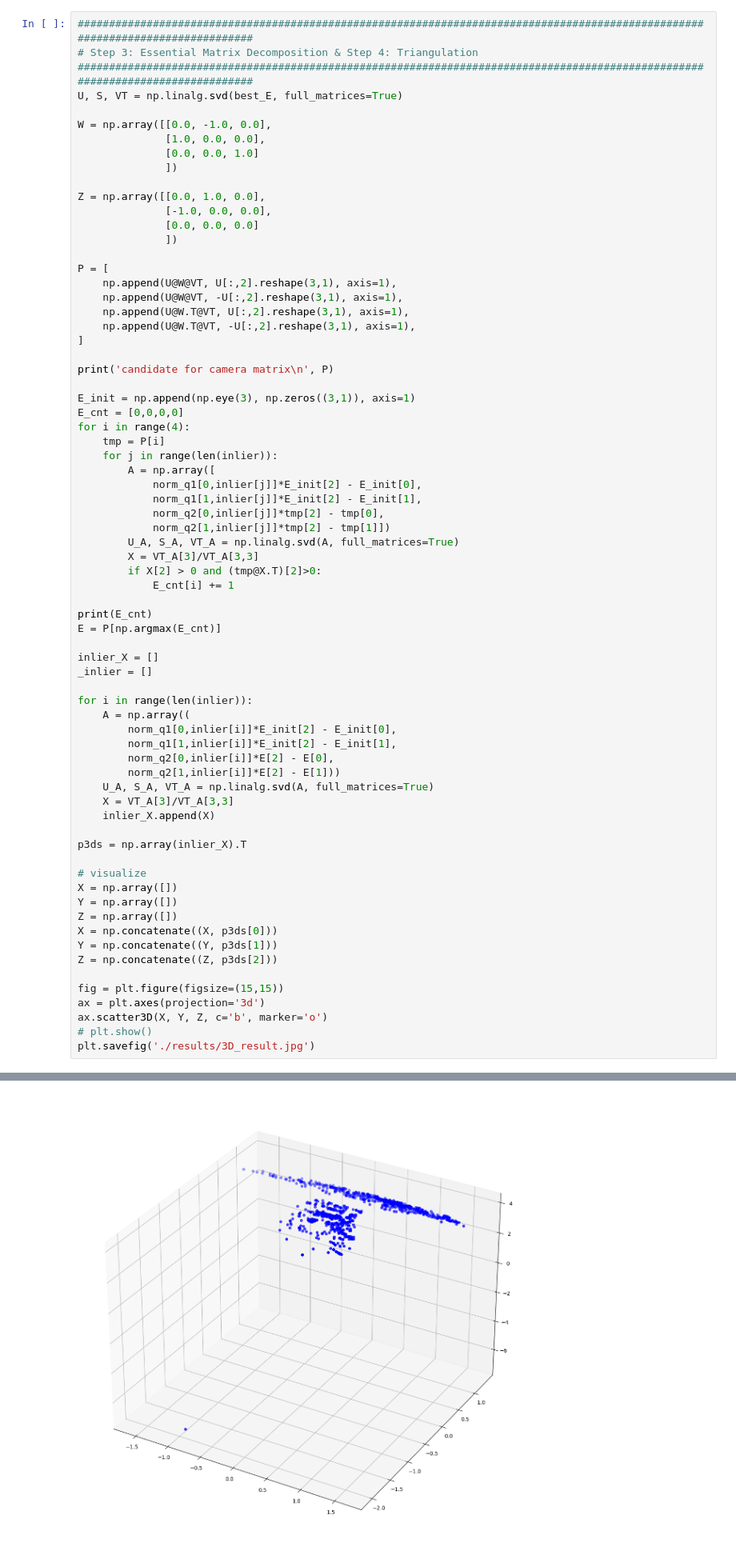
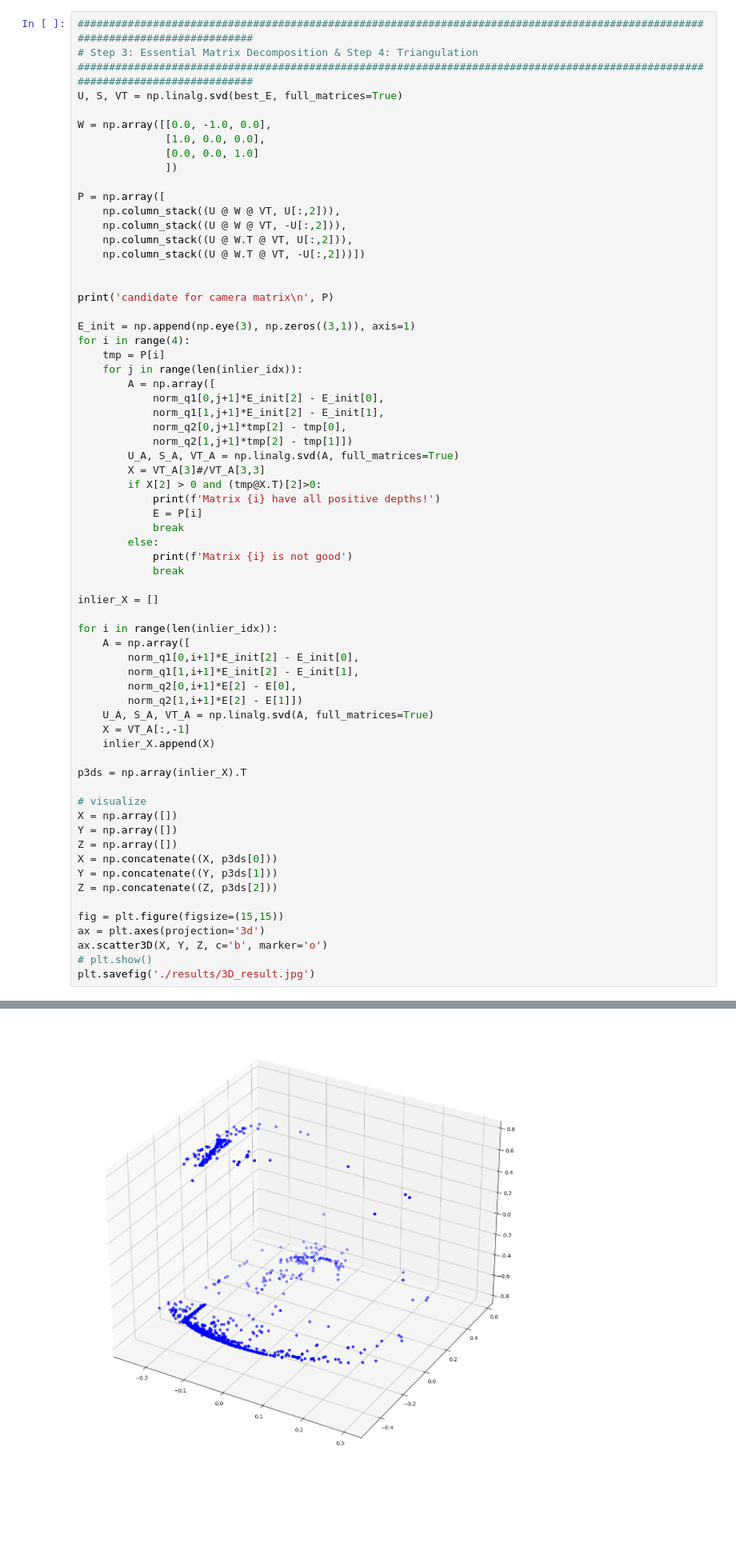
Before and after one commit to KevinTheRainmaker/ML_DL_Basics, a Jupyter notebook: ComputerVision/PA2_Structure_from_Motion/PA2_Structure_from_Motion.ipynb, the cells around one changed output, grey strips where cells are left out. Shown at 80% size. Drawn from its saved outputs; the diff is of its cells as text; blank space fills up the shorter version.

```diff
--- a/ComputerVision/PA2_Structure_from_Motion/PA2_Structure_from_Motion.ipynb
+++ b/ComputerVision/PA2_Structure_from_Motion/PA2_Structure_from_Motion.ipynb
@@ -129,49 +129,44 @@ W = np.array([[0.0, -1.0, 0.0],
               [0.0, 0.0, 1.0]
               ])
 
-Z = np.array([[0.0, 1.0, 0.0],
-              [-1.0, 0.0, 0.0],
-              [0.0, 0.0, 0.0]
-              ])
+P = np.array([
+    np.column_stack((U @ W @ VT, U[:,2])),
+    np.column_stack((U @ W @ VT, -U[:,2])),
+    np.column_stack((U @ W.T @ VT, U[:,2])),
+    np.column_stack((U @ W.T @ VT, -U[:,2]))])
 
-P = [
-    np.append(U@W@VT, U[:,2].reshape(3,1), axis=1),
-    np.append(U@W@VT, -U[:,2].reshape(3,1), axis=1),
-    np.append(U@W.T@VT, U[:,2].reshape(3,1), axis=1),
-    np.append(U@W.T@VT, -U[:,2].reshape(3,1), axis=1),
-]
 
 print('candidate for camera matrix\n', P)
 
 E_init = np.append(np.eye(3), np.zeros((3,1)), axis=1)
-E_cnt = [0,0,0,0]
 for i in range(4):
     tmp = P[i]
-    for j in range(len(inlier)):
+    for j in range(len(inlier_idx)):
         A = np.array([
-            norm_q1[0,inlier[j]]*E_init[2] - E_init[0],
-            norm_q1[1,inlier[j]]*E_init[2] - E_init[1],
-            norm_q2[0,inlier[j]]*tmp[2] - tmp[0],
-            norm_q2[1,inlier[j]]*tmp[2] - tmp[1]])
+            norm_q1[0,j+1]*E_init[2] - E_init[0],
+            norm_q1[1,j+1]*E_init[2] - E_init[1],
+            norm_q2[0,j+1]*tmp[2] - tmp[0],
+            norm_q2[1,j+1]*tmp[2] - tmp[1]])
         U_A, S_A, VT_A = np.linalg.svd(A, full_matrices=True)
-        X = VT_A[3]/VT_A[3,3]
+        X = VT_A[3]#/VT_A[3,3]
         if X[2] > 0 and (tmp@X.T)[2]>0:
-            E_cnt[i] += 1
-
-print(E_cnt)
-E = P[np.argmax(E_cnt)]
+            print(f'Matrix {i} have all positive depths!')
+            E = P[i]
+            break
+        else:
+            print(f'Matrix {i} is not good')
+            break
 
 inlier_X = []
-_inlier = []
 
-for i in range(len(inlier)):
-    A = np.array((
-        norm_q1[0,inlier[i]]*E_init[2] - E_init[0],
-        norm_q1[1,inlier[i]]*E_init[2] - E_init[1],
-        norm_q2[0,inlier[i]]*E[2] - E[0],
-        norm_q2[1,inlier[i]]*E[2] - E[1]))
+for i in range(len(inlier_idx)):
+    A = np.array([
+        norm_q1[0,i+1]*E_init[2] - E_init[0],
+        norm_q1[1,i+1]*E_init[2] - E_init[1],
+        norm_q2[0,i+1]*E[2] - E[0],
+        norm_q2[1,i+1]*E[2] - E[1]])
     U_A, S_A, VT_A = np.linalg.svd(A, full_matrices=True)
-    X = VT_A[3]/VT_A[3,3]
+    X = VT_A[:,-1]
     inlier_X.append(X)
 
 p3ds = np.array(inlier_X).T
@@ -204,4 +208,4 @@ candidate for camera matrix
-[figure, old version]
+[figure, new version]
 # %%
 ################################################################################################################################
 # Step 5: Growing Steps
```
Also changed, not shown: parts of 9 cells of this notebook, 8 other files.
